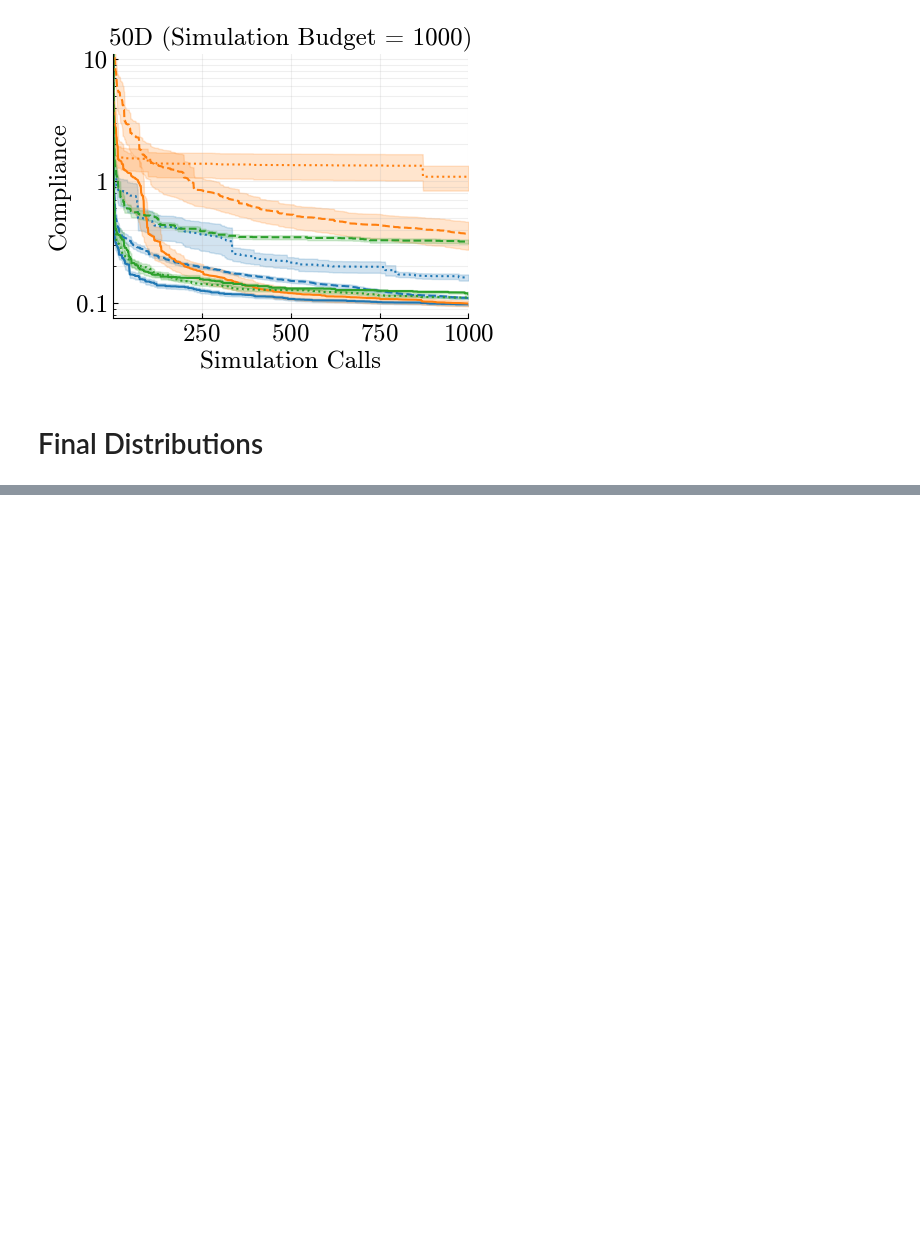
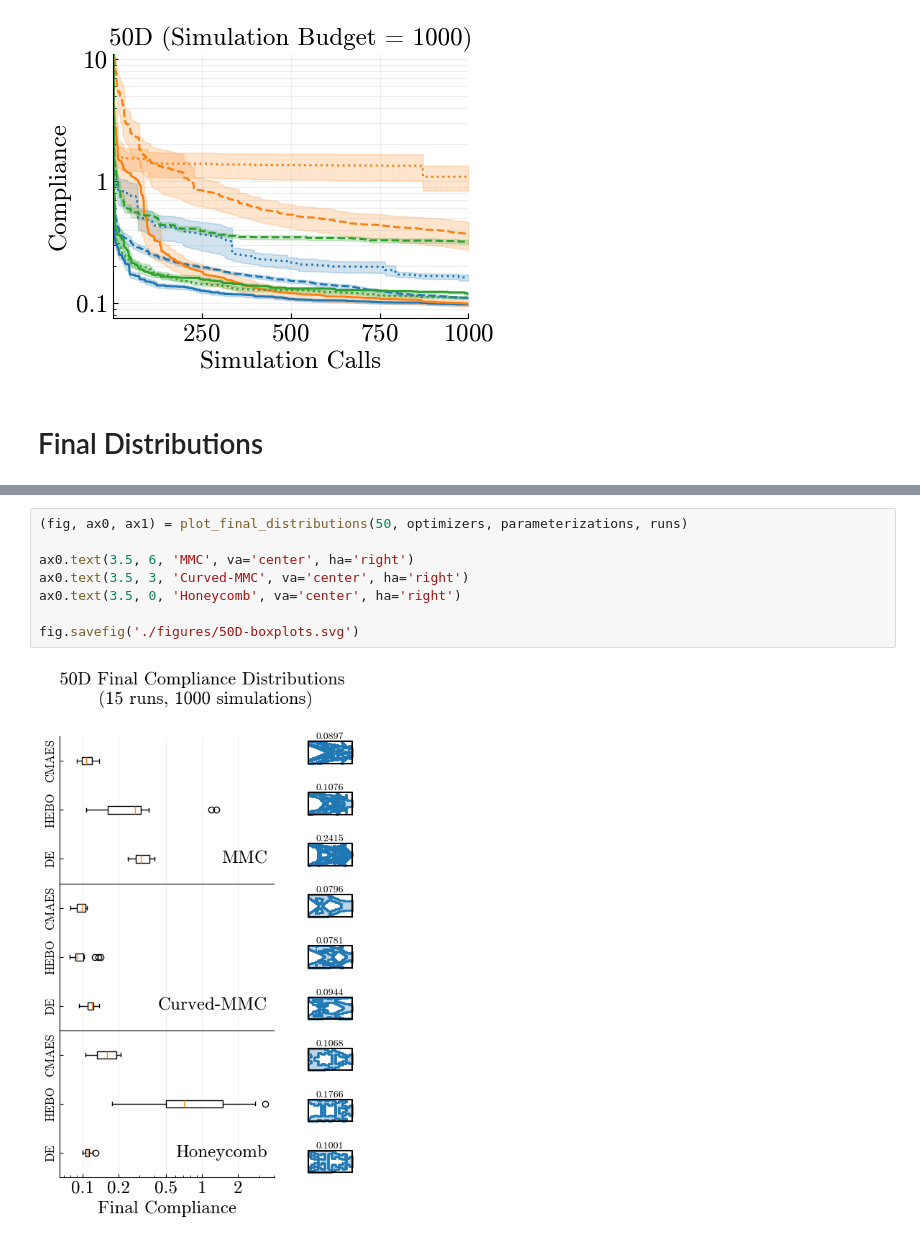
Before and after one commit to jelle-westra/tobbo, a Jupyter notebook: case-study/analysis.ipynb, the cells around one changed output, grey strips where cells are left out. Drawn from its saved outputs; the diff is of its cells as text; blank space fills up the shorter version.

```diff
--- a/case-study/analysis.ipynb
+++ b/case-study/analysis.ipynb
@@ -190,0 +132,10 @@ fig.savefig(f'./figures/{dim}D-boxplots.svg')
+# %%
+(fig, ax0, ax1) = plot_final_distributions(50, optimizers, parameterizations, runs)
+
+ax0.text(3.5, 6, 'MMC', va='center', ha='right')
+ax0.text(3.5, 3, 'Curved-MMC', va='center', ha='right')
+ax0.text(3.5, 0, 'Honeycomb', va='center', ha='right')
+
+fig.savefig('./figures/50D-boxplots.svg')
+# %% [output]
+[figure, added]
```
Also changed, not shown: parts of 6 cells of this notebook, 4 other files.
